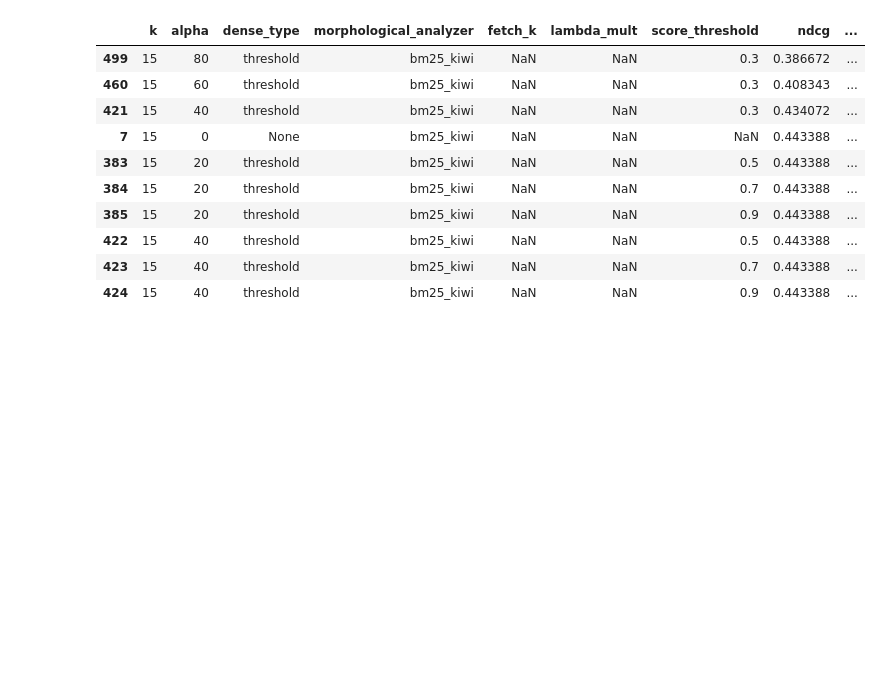
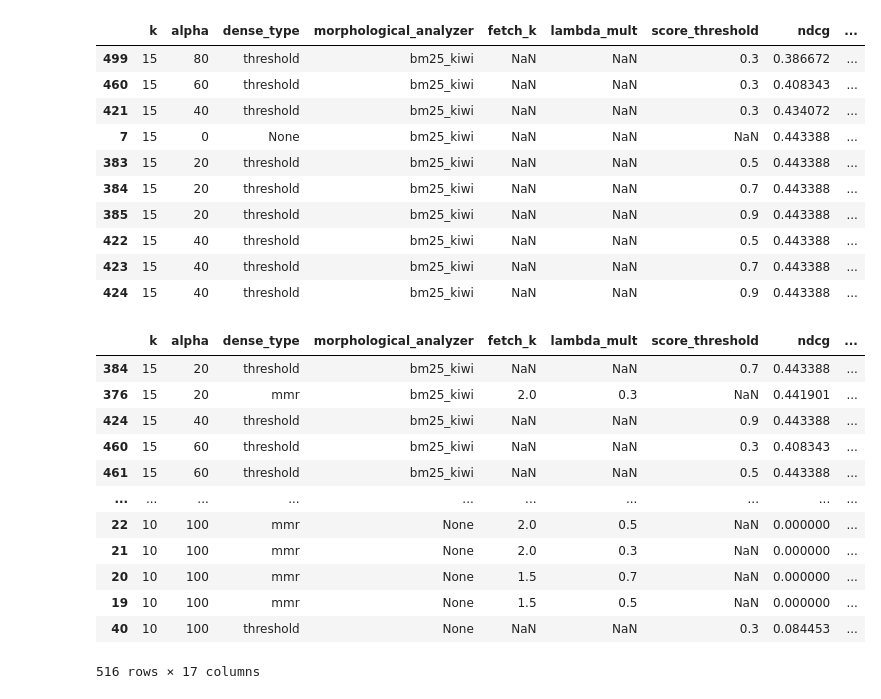
Before and after one commit to yswSlamDunk/SportAgent, a Jupyter notebook: jupyter/3003. Limitations of RAGAS and the Need for Custom RAGAS Dataset.ipynb, the cells around one changed output. Cells and saved outputs as stored; diff of their text form; code cells hidden in the pictures; blank space fills up the shorter version.

```diff
--- a/jupyter/3003. Limitations of RAGAS and the Need for Custom RAGAS Dataset.ipynb
+++ b/jupyter/3003. Limitations of RAGAS and the Need for Custom RAGAS Dataset.ipynb
@@ -61,12 +61,11 @@ documents = [Document(page_content=node.properties['page_content'],
                       metadata=node.properties['document_metadata'])
                        for node in kg.nodes]
 # %%
-# origin_dataset['reference_contexts'] = origin_dataset['reference_contexts'].apply(lambda x : eval(x))
-# custom_dataset['reference_contexts'] = custom_dataset['reference_contexts'].apply(lambda x : eval(x))
+custom_dataset = custom_dataset.drop(columns=['reference_contexts_section'])
 
-# for column in origin_dataset.columns[4:]:
-#     origin_dataset[column] = origin_dataset[column].apply(lambda x : eval(x))
-#     custom_dataset[column] = custom_dataset[column].apply(lambda x : eval(x))
+for column in origin_dataset.columns[4:]:
+    origin_dataset[column] = origin_dataset[column].apply(lambda x : eval(x))
+    custom_dataset[column] = custom_dataset[column].apply(lambda x : eval(x))
 # %% [markdown]
 # Retrieve(First-Stage Retrieval) 최적화
 # %% [markdown]
@@ -727,3 +762,19 @@ optimization_result_merged.sort_values(by=['recall', 'map', 'ndcg'], ascending=F
 | 422 | 15 | 40 | threshold | bm25_kiwi | NaN | NaN | 0.5 | 0.443388 | ... |
 | 423 | 15 | 40 | threshold | bm25_kiwi | NaN | NaN | 0.7 | 0.443388 | ... |
 | 424 | 15 | 40 | threshold | bm25_kiwi | NaN | NaN | 0.9 | 0.443388 | ... |
+# %%
+optimization_result_merged.sort_values(by=['recall_multi_hop_abstract_query_synthesizer'], ascending=False)
+# %% [output]
+|  | k | alpha | dense_type | morphological_analyzer | fetch_k | lambda_mult | score_threshold | ndcg | ... |
+| 384 | 15 | 20 | threshold | bm25_kiwi | NaN | NaN | 0.7 | 0.443388 | ... |
+| 376 | 15 | 20 | mmr | bm25_kiwi | 2.0 | 0.3 | NaN | 0.441901 | ... |
+| 424 | 15 | 40 | threshold | bm25_kiwi | NaN | NaN | 0.9 | 0.443388 | ... |
+| 460 | 15 | 60 | threshold | bm25_kiwi | NaN | NaN | 0.3 | 0.408343 | ... |
+| 461 | 15 | 60 | threshold | bm25_kiwi | NaN | NaN | 0.5 | 0.443388 | ... |
+| ... | ... | ... | ... | ... | ... | ... | ... | ... | ... |
+| 22 | 10 | 100 | mmr | None | 2.0 | 0.5 | NaN | 0.000000 | ... |
+| 21 | 10 | 100 | mmr | None | 2.0 | 0.3 | NaN | 0.000000 | ... |
+| 20 | 10 | 100 | mmr | None | 1.5 | 0.7 | NaN | 0.000000 | ... |
+| 19 | 10 | 100 | mmr | None | 1.5 | 0.5 | NaN | 0.000000 | ... |
+| 40 | 10 | 100 | threshold | None | NaN | NaN | 0.3 | 0.084453 | ... |
+516 rows × 17 columns
```
Also changed, not shown: parts of 18 cells of this notebook, 10 other files.
